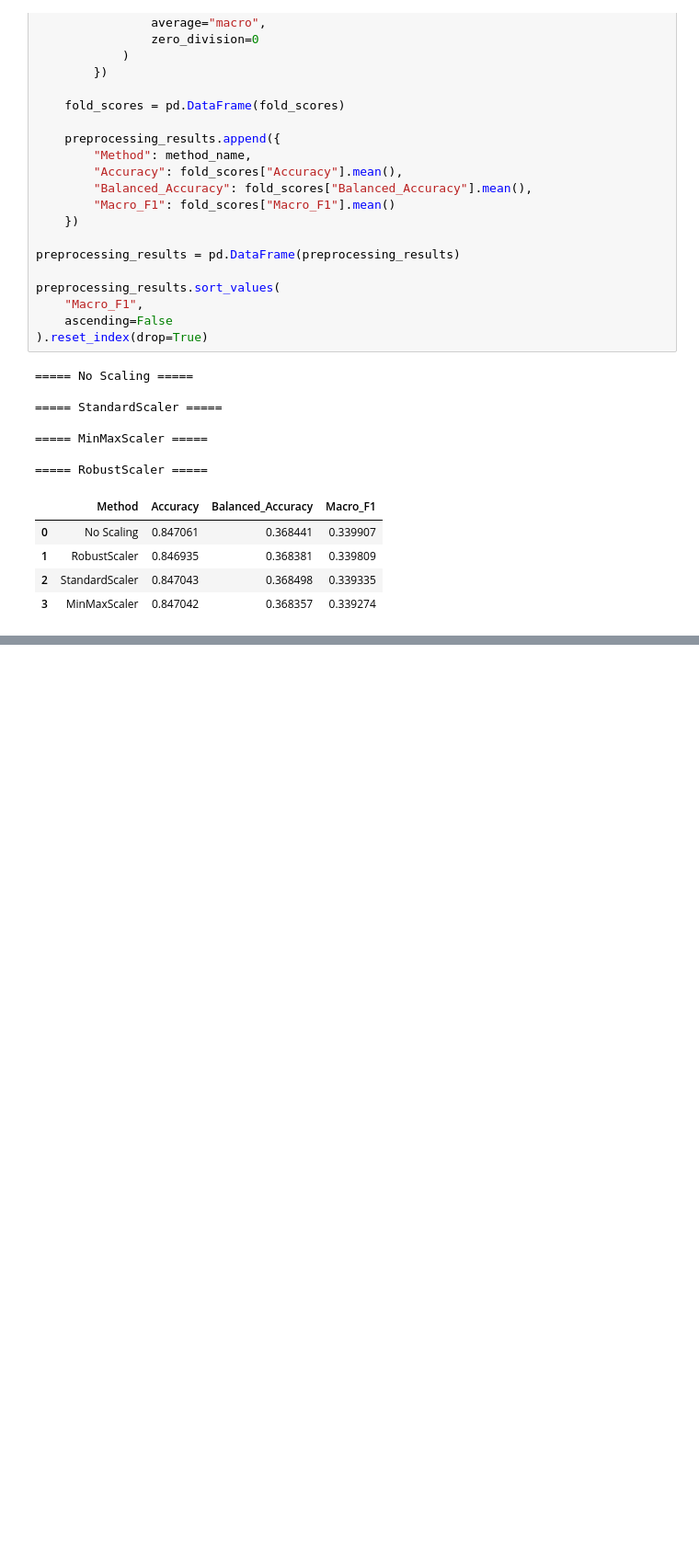
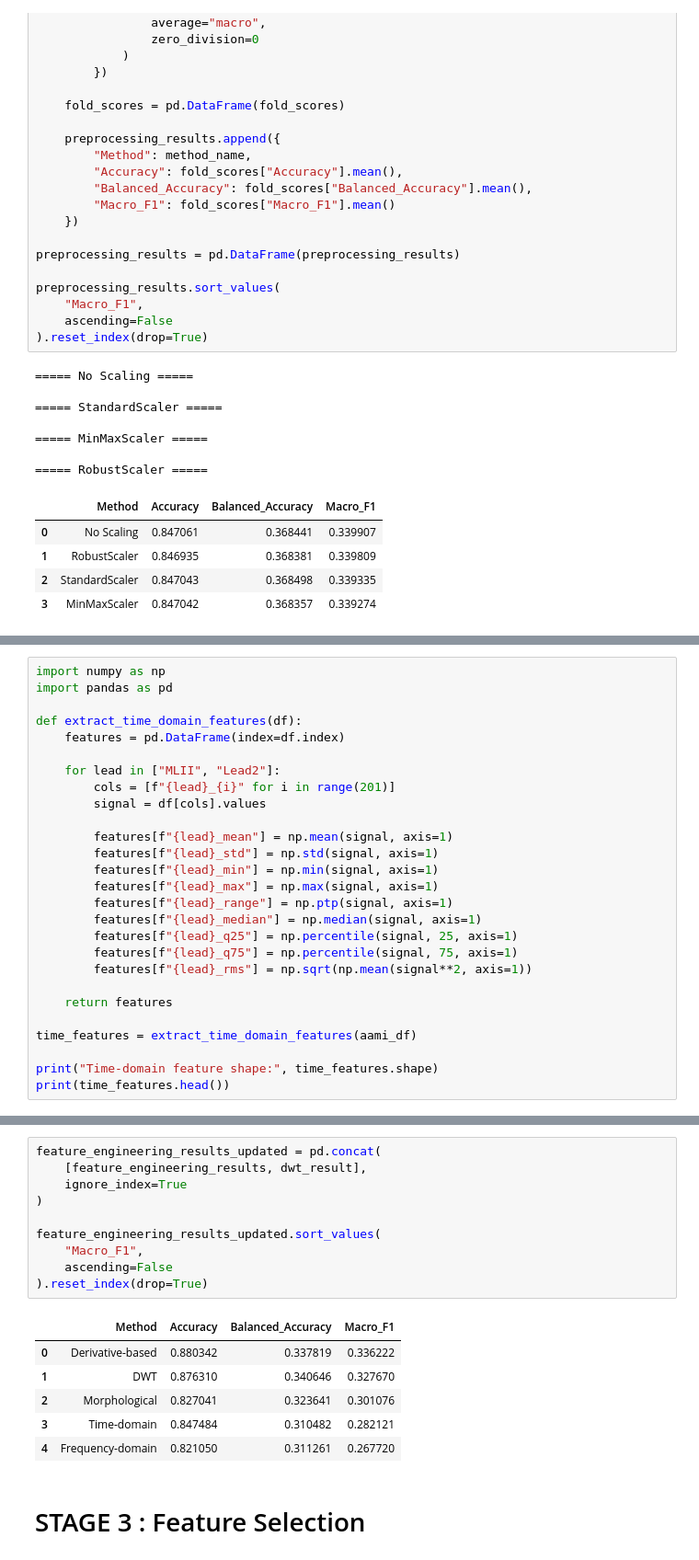
Before and after one commit to 23053799-prog/ECG-Arrhythmia-Classification, a Jupyter notebook: 02-eda-and-baseline.ipynb, the cells around one changed output, grey strips where cells are left out. Shown at 92% size. Saved outputs shown, nothing was run; the diff lists cells and outputs as text; blank space fills up the shorter version.

```diff
--- a/02-eda-and-baseline.ipynb
+++ b/02-eda-and-baseline.ipynb
@@ -713,0 +582,27 @@ preprocessing_results.sort_values(
+# %%
+import numpy as np
+import pandas as pd
+
+def extract_time_domain_features(df):
+    features = pd.DataFrame(index=df.index)
+
+    for lead in ["MLII", "Lead2"]:
+        cols = [f"{lead}_{i}" for i in range(201)]
+        signal = df[cols].values
+
+        features[f"{lead}_mean"] = np.mean(signal, axis=1)
+        features[f"{lead}_std"] = np.std(signal, axis=1)
+        features[f"{lead}_min"] = np.min(signal, axis=1)
+        features[f"{lead}_max"] = np.max(signal, axis=1)
+        features[f"{lead}_range"] = np.ptp(signal, axis=1)
+        features[f"{lead}_median"] = np.median(signal, axis=1)
+        features[f"{lead}_q25"] = np.percentile(signal, 25, axis=1)
+        features[f"{lead}_q75"] = np.percentile(signal, 75, axis=1)
+        features[f"{lead}_rms"] = np.sqrt(np.mean(signal**2, axis=1))
+
+    return features
+
+time_features = extract_time_domain_features(aami_df)
+
+print("Time-domain feature shape:", time_features.shape)
+print(time_features.head())
@@ -713,0 +1034,19 @@ preprocessing_results.sort_values(
+# %%
+feature_engineering_results_updated = pd.concat(
+    [feature_engineering_results, dwt_result],
+    ignore_index=True
+)
+
+feature_engineering_results_updated.sort_values(
+    "Macro_F1",
+    ascending=False
+).reset_index(drop=True)
+# %% [output]
+|  | Method | Accuracy | Balanced_Accuracy | Macro_F1 |
+| 0 | Derivative-based | 0.880342 | 0.337819 | 0.336222 |
+| 1 | DWT | 0.876310 | 0.340646 | 0.327670 |
+| 2 | Morphological | 0.827041 | 0.323641 | 0.301076 |
+| 3 | Time-domain | 0.847484 | 0.310482 | 0.282121 |
+| 4 | Frequency-domain | 0.821050 | 0.311261 | 0.267720 |
+# %% [markdown]
+# STAGE 3 : Feature Selection
```
Also changed, not shown: parts of 21 cells of this notebook.
